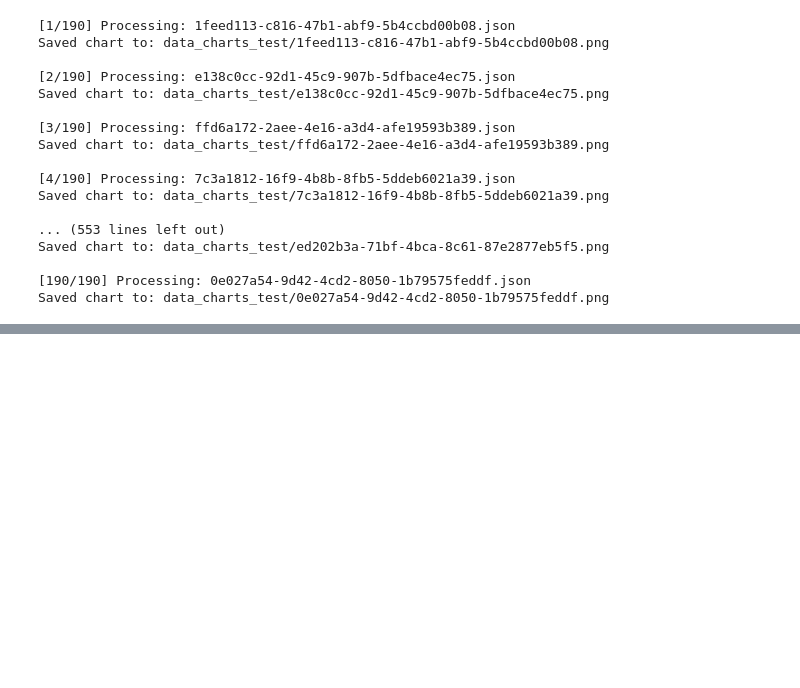
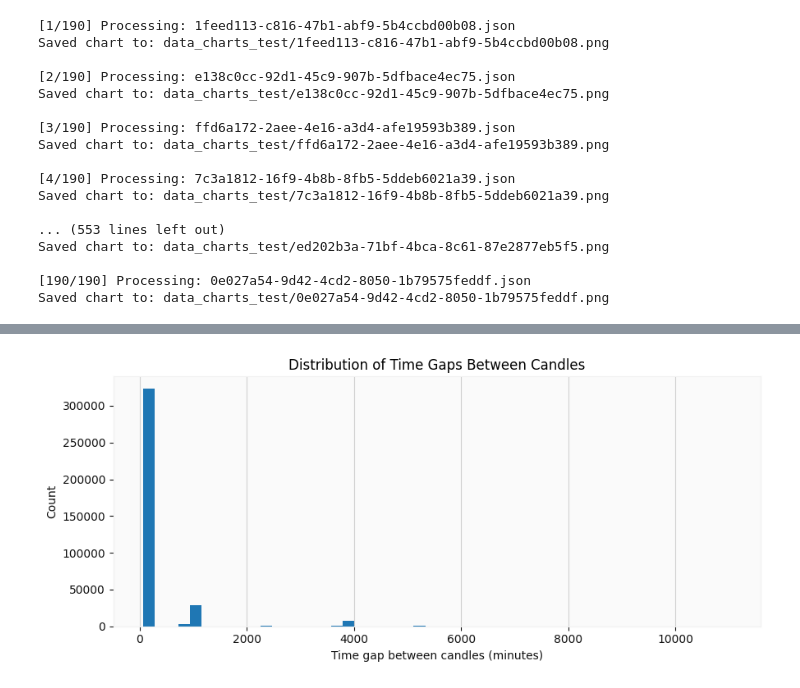
Before and after one commit to AlexHuc/OHLCV-technical-analysis, a Jupyter notebook: notebook.ipynb, the cells around one changed output, grey strips where cells are left out. Saved outputs shown, nothing was run; the diff lists cells and outputs as text; code cells hidden in the pictures; blank space fills up the shorter version.

```diff
--- a/notebook.ipynb
+++ b/notebook.ipynb
@@ -614,0 +702,28 @@ Saved chart to: data_charts_test/0e027a54-9d42-4cd2-8050-1b79575feddf.png
+# %%
+time_deltas_minutes = []
+for file_path in json_files:
+    with open(file_path, "r") as f:
+        data = json.load(f)
+
+    candles = data.get("ohlcv_data", [])
+    if len(candles) < 2:
+        continue
+
+    times = pd.to_datetime([c["time"] for c in candles])
+    times = times.sort_values()
+
+    deltas = times.diff()[1:]
+    deltas_minutes = deltas.total_seconds() / 60
+
+    time_deltas_minutes.extend(deltas_minutes.tolist())
+
+plt.figure(figsize=(9, 4))
+plt.hist(time_deltas_minutes, bins=50)
+plt.xlabel("Time gap between candles (minutes)")
+plt.ylabel("Count")
+plt.title("Distribution of Time Gaps Between Candles")
+plt.grid(axis="y")
+plt.tight_layout()
+plt.show()
+# %% [output]
+[figure, added]
```
Also changed, not shown: parts of 16 cells of this notebook.
